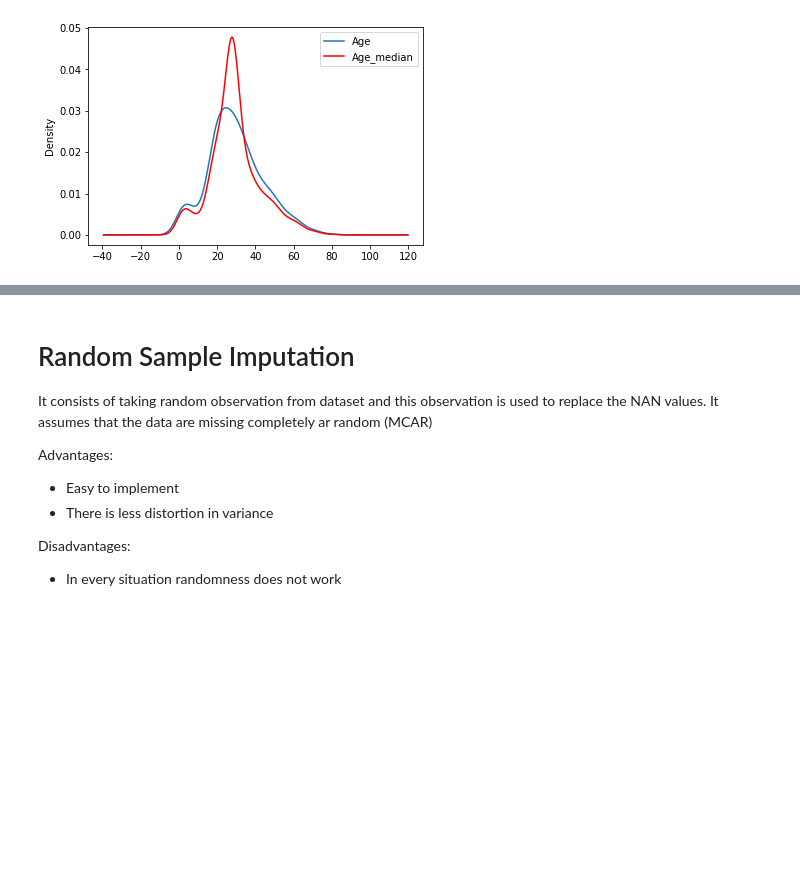
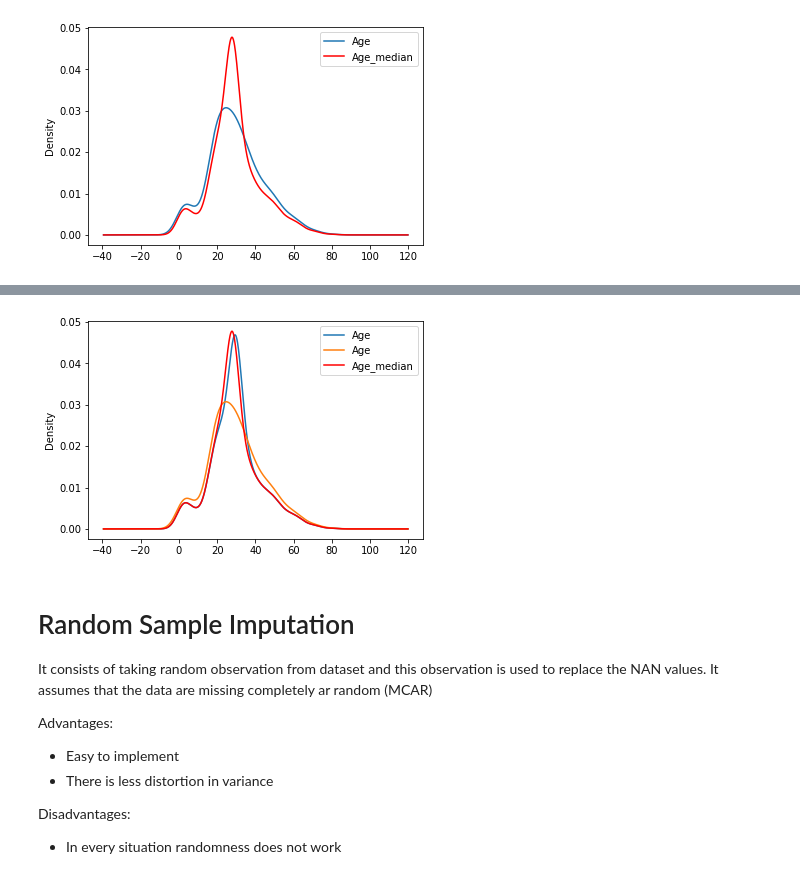
Before and after one commit to behzad89/SQL_GDAL_Commnds, a Jupyter notebook: ML_codes/Handling_Missing_Values.ipynb, the cells around one changed output, grey strips where cells are left out. Cells and saved outputs as stored; diff of their text form; code cells hidden in the pictures; blank space fills up the shorter version.

```diff
--- a/ML_codes/Handling_Missing_Values.ipynb
+++ b/ML_codes/Handling_Missing_Values.ipynb
@@ -155,0 +180,2 @@ plt.show()
+# %%
+train_mean = data.copy()
@@ -155,0 +214,3 @@ plt.show()
+# %%
+num_col = [col for col in train_mean.columns if train_mean[col].dtypes!= 'O']
+num_col
@@ -155,0 +226,4 @@ plt.show()
+# %%
+mean_imputer = SimpleImputer(strategy='mean')
+# %%
+train_mean[num_col] = mean_imputer.fit_transform(train_mean[num_col])
@@ -156,3 +247,14 @@ plt.show()
+# %%
+fig = plt.figure()
+ax = fig.add_subplot(111)
+train_mean['Age'].plot(kind='kde',ax=ax)
+df['Age'].plot(kind='kde',ax=ax)
+df['Age_median'].plot(kind='kde',ax=ax,color='red')
+lines, labels = ax.get_legend_handles_labels()
+ax.legend(lines,labels,loc='best')
+plt.show()
+# %% [output]
+[figure, added]
 # %% [markdown]
 # Random Sample Imputation
 
```
Also changed, not shown: parts of 28 cells of this notebook.
